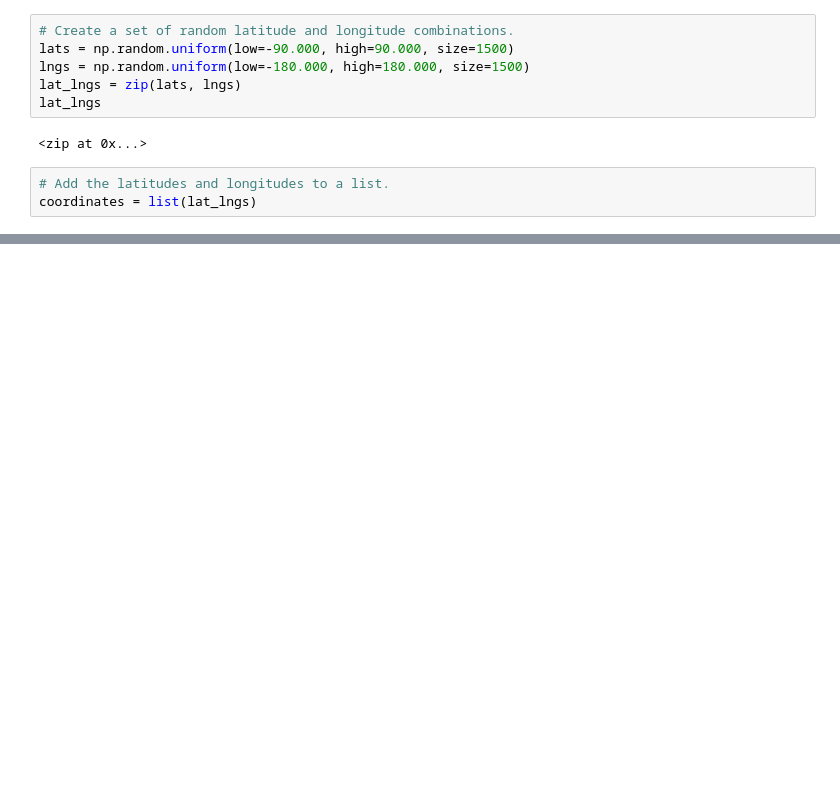
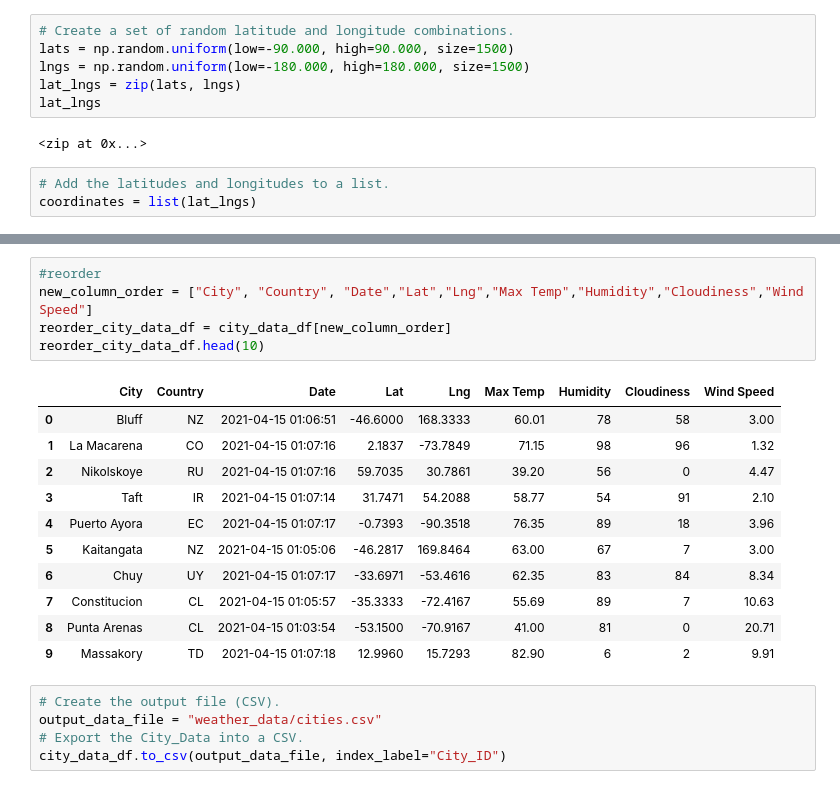
Before and after one commit to trallen09/World_Weather_Analysis, a Jupyter notebook: WeatherPy.ipynb, the cells around one changed output, grey strips where cells are left out. Saved outputs shown, nothing was run; the diff lists cells and outputs as text; blank space fills up the shorter version.

```diff
--- a/WeatherPy.ipynb
+++ b/WeatherPy.ipynb
@@ -31,0 +153,22 @@ len(cities)
+# %%
+#reorder
+new_column_order = ["City", "Country", "Date","Lat","Lng","Max Temp","Humidity","Cloudiness","Wind Speed"]
+reorder_city_data_df = city_data_df[new_column_order]
+reorder_city_data_df.head(10)
+# %% [output]
+|  | City | Country | Date | Lat | Lng | Max Temp | Humidity | Cloudiness | Wind Speed |
+| 0 | Bluff | NZ | 2021-04-15 01:06:51 | -46.6000 | 168.3333 | 60.01 | 78 | 58 | 3.00 |
+| 1 | La Macarena | CO | 2021-04-15 01:07:16 | 2.1837 | -73.7849 | 71.15 | 98 | 96 | 1.32 |
+| 2 | Nikolskoye | RU | 2021-04-15 01:07:16 | 59.7035 | 30.7861 | 39.20 | 56 | 0 | 4.47 |
+| 3 | Taft | IR | 2021-04-15 01:07:14 | 31.7471 | 54.2088 | 58.77 | 54 | 91 | 2.10 |
+| 4 | Puerto Ayora | EC | 2021-04-15 01:07:17 | -0.7393 | -90.3518 | 76.35 | 89 | 18 | 3.96 |
+| 5 | Kaitangata | NZ | 2021-04-15 01:05:06 | -46.2817 | 169.8464 | 63.00 | 67 | 7 | 3.00 |
+| 6 | Chuy | UY | 2021-04-15 01:07:17 | -33.6971 | -53.4616 | 62.35 | 83 | 84 | 8.34 |
+| 7 | Constitucion | CL | 2021-04-15 01:05:57 | -35.3333 | -72.4167 | 55.69 | 89 | 7 | 10.63 |
+| 8 | Punta Arenas | CL | 2021-04-15 01:03:54 | -53.1500 | -70.9167 | 41.00 | 81 | 0 | 20.71 |
+| 9 | Massakory | TD | 2021-04-15 01:07:18 | 12.9960 | 15.7293 | 82.90 | 6 | 2 | 9.91 |
+# %%
+# Create the output file (CSV).
+output_data_file = "weather_data/cities.csv"
+# Export the City_Data into a CSV.
+city_data_df.to_csv(output_data_file, index_label="City_ID")
```
Also changed, not shown: parts of 8 cells of this notebook, 3 other files.
